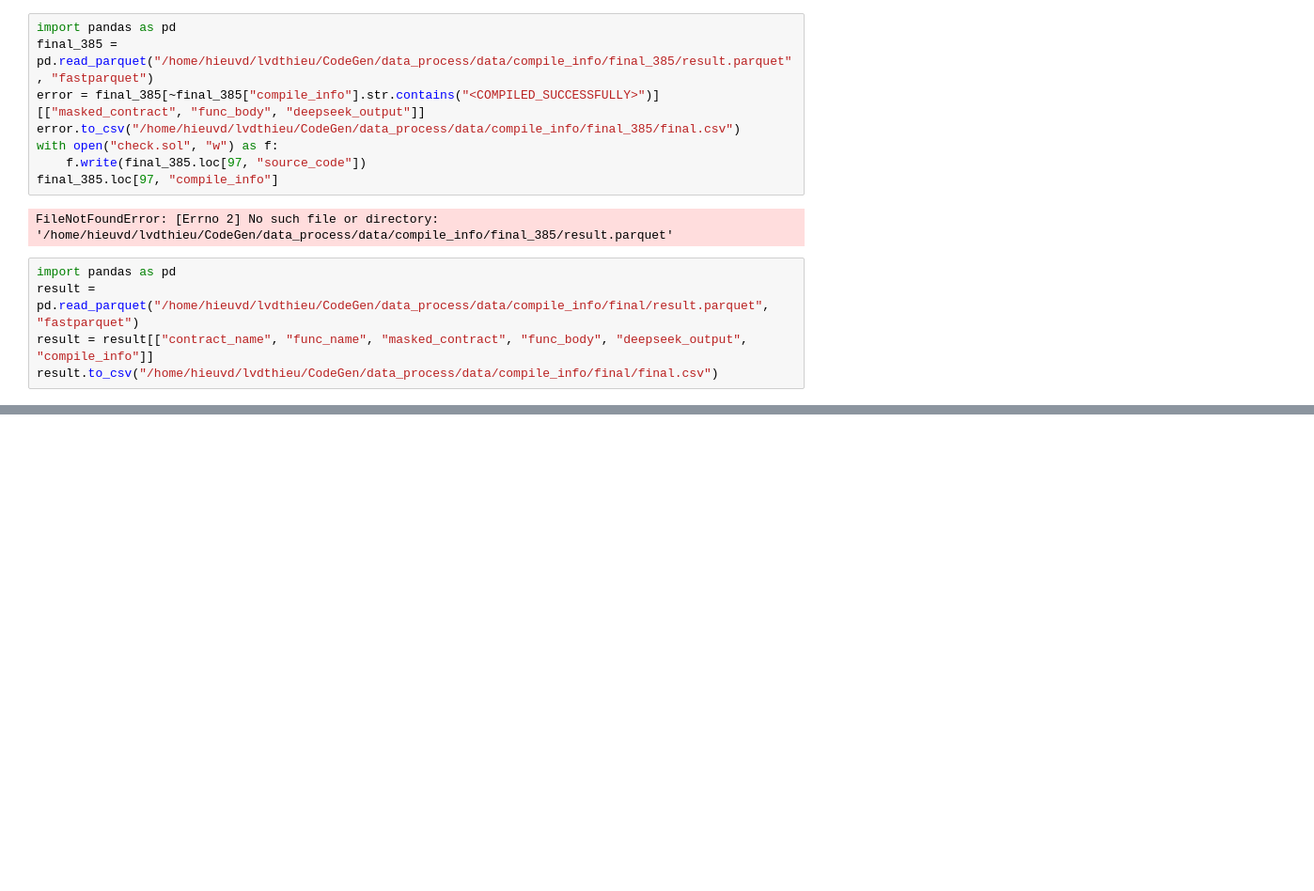
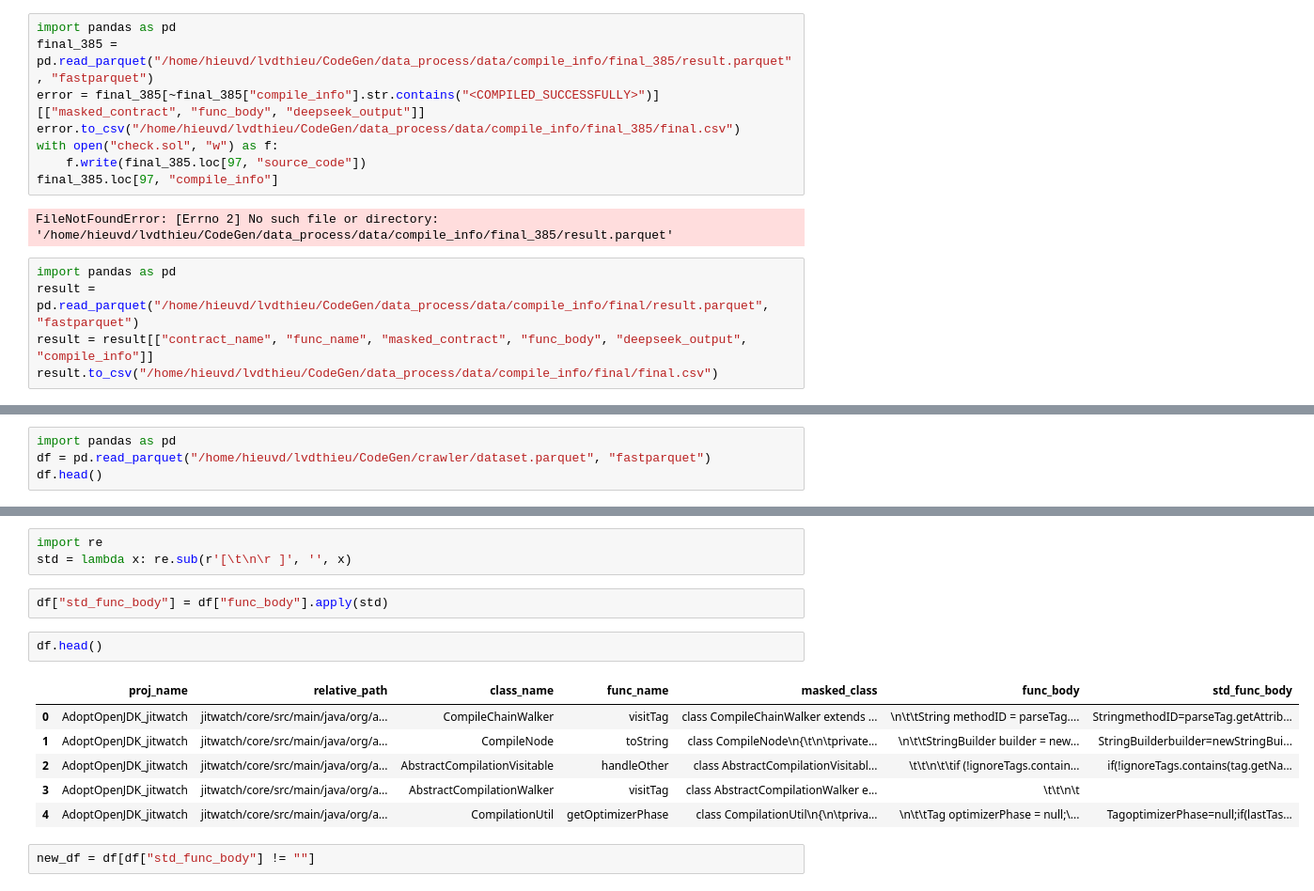
Before and after one commit to echodrift/code-generation, a Jupyter notebook: data_process/experiment/playground.ipynb, the cells around one changed output, grey strips where cells are left out. Shown at 94% size. Drawn from its saved outputs; the diff is of its cells as text; blank space fills up the shorter version.

Commit message:
Check created dataset

```diff
--- a/data_process/experiment/playground.ipynb
+++ b/data_process/experiment/playground.ipynb
@@ -496,0 +499,4 @@ result.to_csv("/home/hieuvd/lvdthieu/CodeGen/data_process/data/compile_info/fina
+# %%
+import pandas as pd
+df = pd.read_parquet("/home/hieuvd/lvdthieu/CodeGen/crawler/dataset.parquet", "fastparquet")
+df.head()
@@ -496,0 +510,16 @@ result.to_csv("/home/hieuvd/lvdthieu/CodeGen/data_process/data/compile_info/fina
+# %%
+import re
+std = lambda x: re.sub(r'[\t\n\r ]', '', x)
+# %%
+df["std_func_body"] = df["func_body"].apply(std)
+# %%
+df.head()
+# %% [output]
+|  | proj_name | relative_path | class_name | func_name | masked_class | func_body | std_func_body |
+| 0 | AdoptOpenJDK_jitwatch | jitwatch/core/src/main/java/org/a... | CompileChainWalker | visitTag | class CompileChainWalker extends ... | \n\t\tString methodID = parseTag.... | StringmethodID=parseTag.getAttrib... |
+| 1 | AdoptOpenJDK_jitwatch | jitwatch/core/src/main/java/org/a... | CompileNode | toString | class CompileNode\n{\t\n\tprivate... | \n\t\tStringBuilder builder = new... | StringBuilderbuilder=newStringBui... |
+| 2 | AdoptOpenJDK_jitwatch | jitwatch/core/src/main/java/org/a... | AbstractCompilationVisitable | handleOther | class AbstractCompilationVisitabl... | \t\t\n\t\tif (!ignoreTags.contain... | if(!ignoreTags.contains(tag.getNa... |
+| 3 | AdoptOpenJDK_jitwatch | jitwatch/core/src/main/java/org/a... | AbstractCompilationWalker | visitTag | class AbstractCompilationWalker e... | \t\t\n\t |  |
+| 4 | AdoptOpenJDK_jitwatch | jitwatch/core/src/main/java/org/a... | CompilationUtil | getOptimizerPhase | class CompilationUtil\n{\n\tpriva... | \n\t\tTag optimizerPhase = null;\... | TagoptimizerPhase=null;if(lastTas... |
+# %%
+new_df = df[df["std_func_body"] != ""]
```
Also changed, not shown: parts of 9 cells of this notebook, 2 other files.
